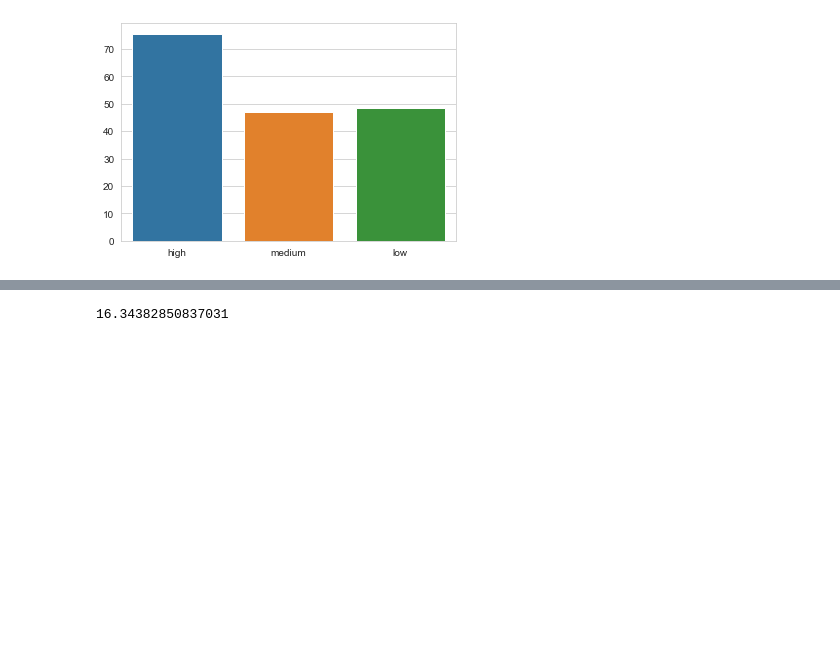
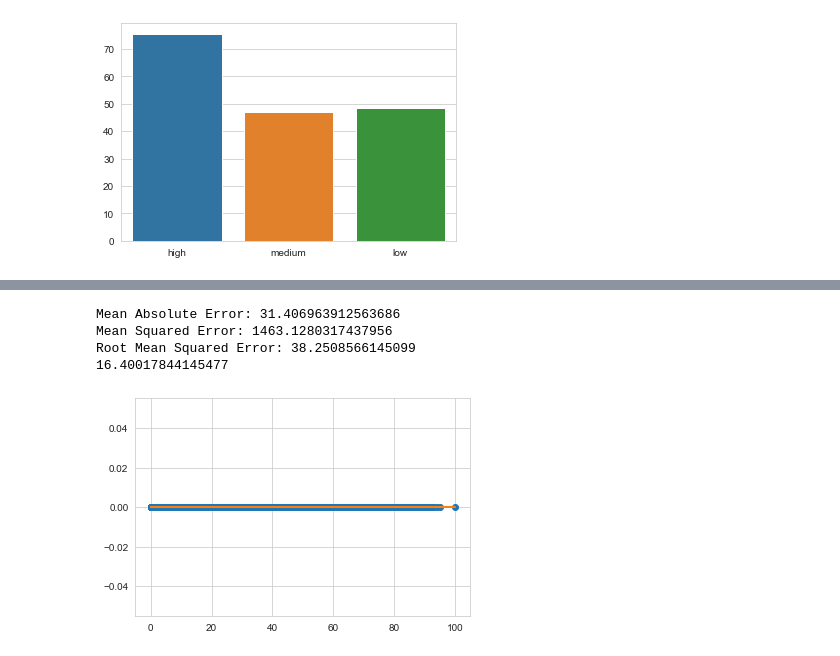
Before and after one commit to TalSomech/Data-Sc-101, a Jupyter notebook: regression 2.ipynb, the cells around one changed output, grey strips where cells are left out. Cells and saved outputs as stored; diff of their text form; code cells hidden in the pictures; blank space fills up the shorter version.

```diff
--- a/regression 2.ipynb
+++ b/regression 2.ipynb
@@ -175,10 +186,11 @@ rmse_value
 # %%
 from sklearn.dummy import DummyClassifier
 dummy_clf = DummyClassifier(strategy="most_frequent")
 dummy_clf.fit(x_train,y_train)
-dupred=dummy_clf.predict(x_test)
-#rmse_value = mean_squared_error(y_test, dupred, squared=False)
-#rmse_value
-dummy_clf.score(x_test,y_test)*100
+print_scores(dummy_clf,x_test,y_test)
 # %% [output]
-16.34382850837031
+Mean Absolute Error: 31.406963912563686
+Mean Squared Error: 1463.1280317437956
+Root Mean Squared Error: 38.2508566145099
+16.40017844145477
+[figure, added]
```
Also changed, not shown: parts of 8 cells of this notebook, 1 other file.
